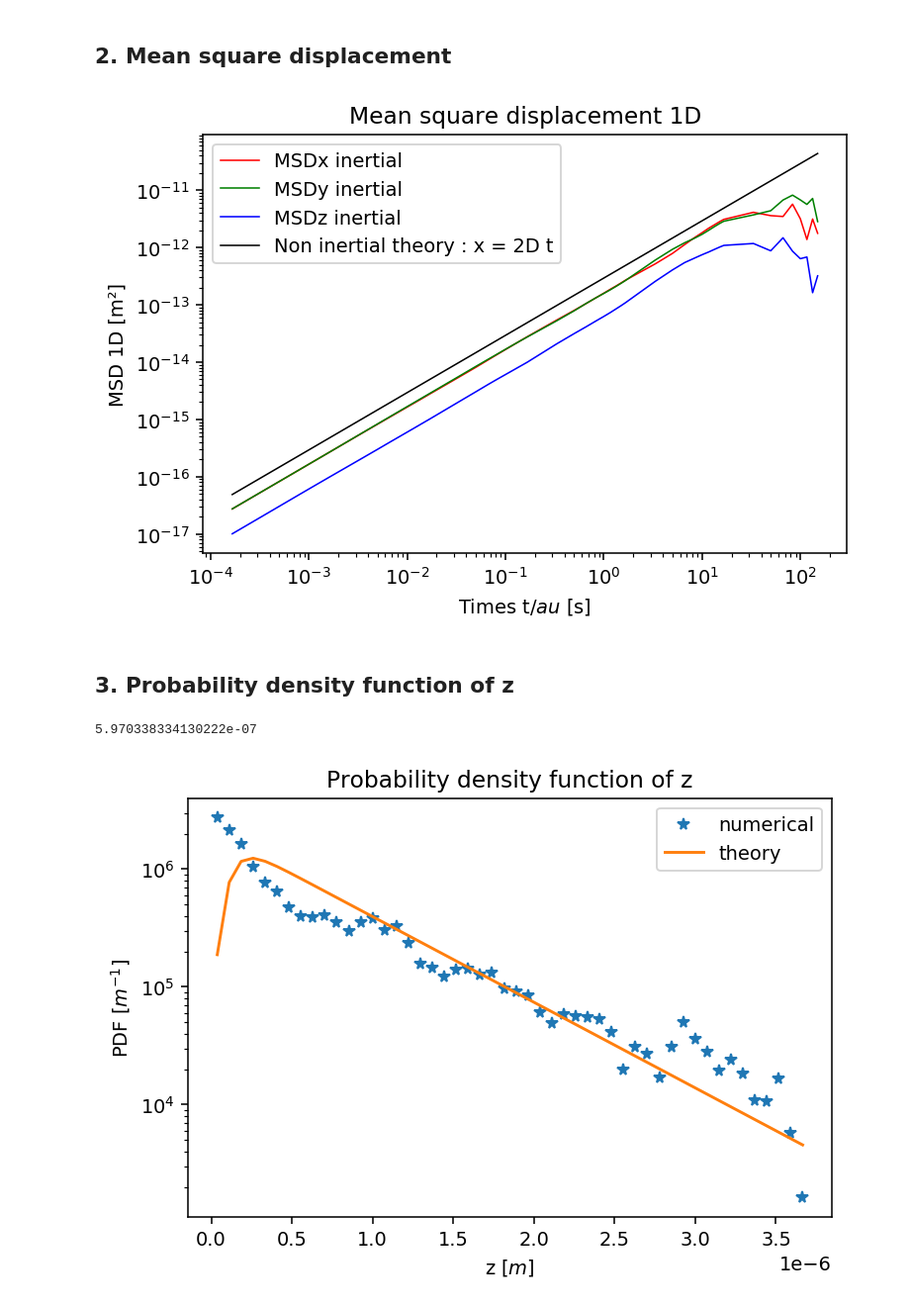
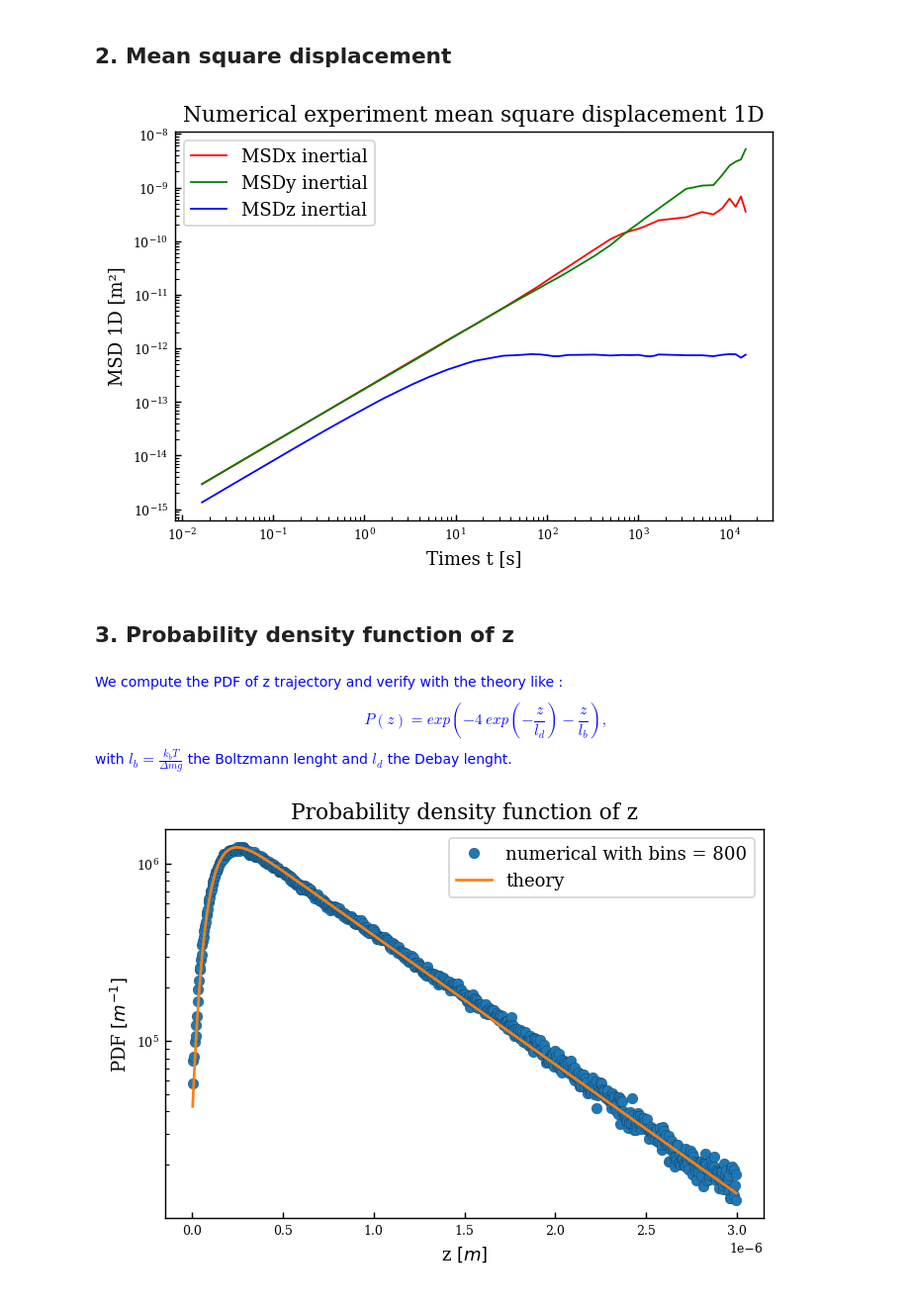
Before and after one commit to ElodieMillan/Brownian-particle-near-wall, a Jupyter notebook: Results rigid wall Overdamped.ipynb, the cells around one changed output. Shown at 99% size. Cells and saved outputs as stored; diff of their text form; code cells hidden in the pictures.

```diff
--- a/Results rigid wall Overdamped.ipynb
+++ b/Results rigid wall Overdamped.ipynb
@@ -6,8 +6,20 @@ from RigidWallOverdampedLangevin3D import RigidWallOverdampedLangevin3D
 
 from mpl_toolkits import mplot3d
 from scipy.signal import correlate
+from scipy.optimize import curve_fit
 
 import matplotlib as mpl
 mpl.rcParams['figure.dpi'] = 140
+
+mpl.rcParams["xtick.direction"] = "in"
+mpl.rcParams["ytick.direction"] = "in"
+mpl.rcParams["lines.markeredgecolor"] = "k"
+mpl.rcParams["lines.markeredgewidth"] = 0.1
+mpl.rcParams["figure.dpi"] = 130
+from matplotlib import rc
+rc('font', family='serif')
+#rc('text', usetex=True)
+rc('xtick', labelsize='x-small')
+rc('ytick', labelsize='x-small')
 # %% [markdown]
 # Langevin 3D overdamped close rigid wall
@@ -14,5 +49,5 @@ mpl.rcParams['figure.dpi'] = 140
 # %%
-langevin3D = RigidWallOverdampedLangevin3D(dt=1/6000, Nt=1000000, R=1.5e-6, rho=1050, x0=(0., 0., 1.5e-6))
+langevin3D = RigidWallOverdampedLangevin3D(dt=1/60, Nt=1000000, R=1.5e-6, rho=1050, x0=(0., 0., 1.5e-6))
 langevin3D.trajectory()
 # %% [markdown]
 ## 1. Trajectory
@@ -37,63 +67,62 @@ plt.loglog(
     langevin3D.t[langevin3D.list_dt_MSD],
     MSDx,
     color="red",
-    linewidth=0.8,
+    linewidth=1,
     label="MSDx inertial",
 )
 plt.loglog(
     langevin3D.t[langevin3D.list_dt_MSD] ,
     MSDy,
     color="green",
-    linewidth=0.8,
+    linewidth=1,
     label="MSDy inertial",
 )
 plt.loglog(
     langevin3D.t[langevin3D.list_dt_MSD] ,
     MSDz,
     color="blue",
-    linewidth=0.8,
+    linewidth=1,
     label="MSDz inertial",
 )
-plt.plot(
-    langevin3D.t[langevin3D.list_dt_MSD] ,
-    (2 * langevin3D.kb * langevin3D.T / langevin3D.gamma)
-    * langevin3D.t[langevin3D.list_dt_MSD],
-    color="black",
-    linewidth=0.8,
-    label="Non inertial theory : x = 2D t",
-)
-plt.xlabel("Times t/$ \tau $ [s]")
+plt.xlabel("Times t [s]")
 plt.ylabel("MSD 1D [m²]")
-plt.title("Mean square displacement 1D")
+plt.title("Numerical experiment mean square displacement 1D")
 plt.legend()
 plt.show()
 # %% [output]
-[figure, old version]
+[figure, new version]
 # %% [markdown]
 ## 3. Probability density function of z
-# %%
-langevin3D.lB
-# %% [output]
-5.970338334130222e-07
+# %% [markdown]
+<font color='blue'>
+    We compute the PDF of z trajectory and verify with the theory like :
+</font>
+<font color='blue'>
+    \begin{equation}
+        P(z) = exp(- 4 ~ exp(- \frac{z}{l_d} ) - \frac{z}{l_b} ),
+    \end{equation}
+</font>
+<font color='blue'>
+    with $l_b = \frac{k_b T}{\Delta m g}$ the Boltzmann lenght and $l_d$ the Debay lenght.
+</font>
 # %%
 axis = "z"
-
-hist, bin_edges = np.histogram(langevin3D.z, bins=50, density=True)
+bins = 800
+hist, bin_edges = np.histogram(langevin3D.z[langevin3D.z < 3e-6], bins=bins, density=True)
 binsPosition = (bin_edges[:-1] + bin_edges[1:]) / 2
 pdf = hist * 1/np.trapz(hist,binsPosition)
 
-pdf_theo = np.exp( -(4) * np.exp(- binsPosition/langevin3D.lD) - binsPosition/langevin3D.lB)
-pdf_theo = pdf_theo * 1/np.trapz(pdf_theo,binsPosition) # normalised
+pdf_theo_brut = np.exp( -(4) * np.exp(- binsPosition/langevin3D.lD) - binsPosition/langevin3D.lB)
+pdf_theo = pdf_theo_brut * 1/np.trapz(pdf_theo_brut,binsPosition) # normalised
 
-plt.semilogy(binsPosition,pdf, "*", label="numerical")
+plt.semilogy(binsPosition,pdf, "o", label="numerical with bins = " + str(bins))
 plt.plot(binsPosition, pdf_theo, "-", label="theory")
 
 plt.title("Probability density function of " + axis)
 plt.xlabel(axis + " $[m]$")
 plt.ylabel("PDF $[m^{-1}]$")
 plt.ticklabel_format(axis="x", style="sci", scilimits=(0, 0))
-#plt.ticklabel_format(axis="y", style="sci", scilimits=(0, 0))
 plt.legend()
-plt.show()
+plt.savefig("pdfz.pdf")
 # %% [output]
-[figure, old version]
+[figure, new version]
```
Also changed, not shown: parts of 43 cells of this notebook, 4 other files.
